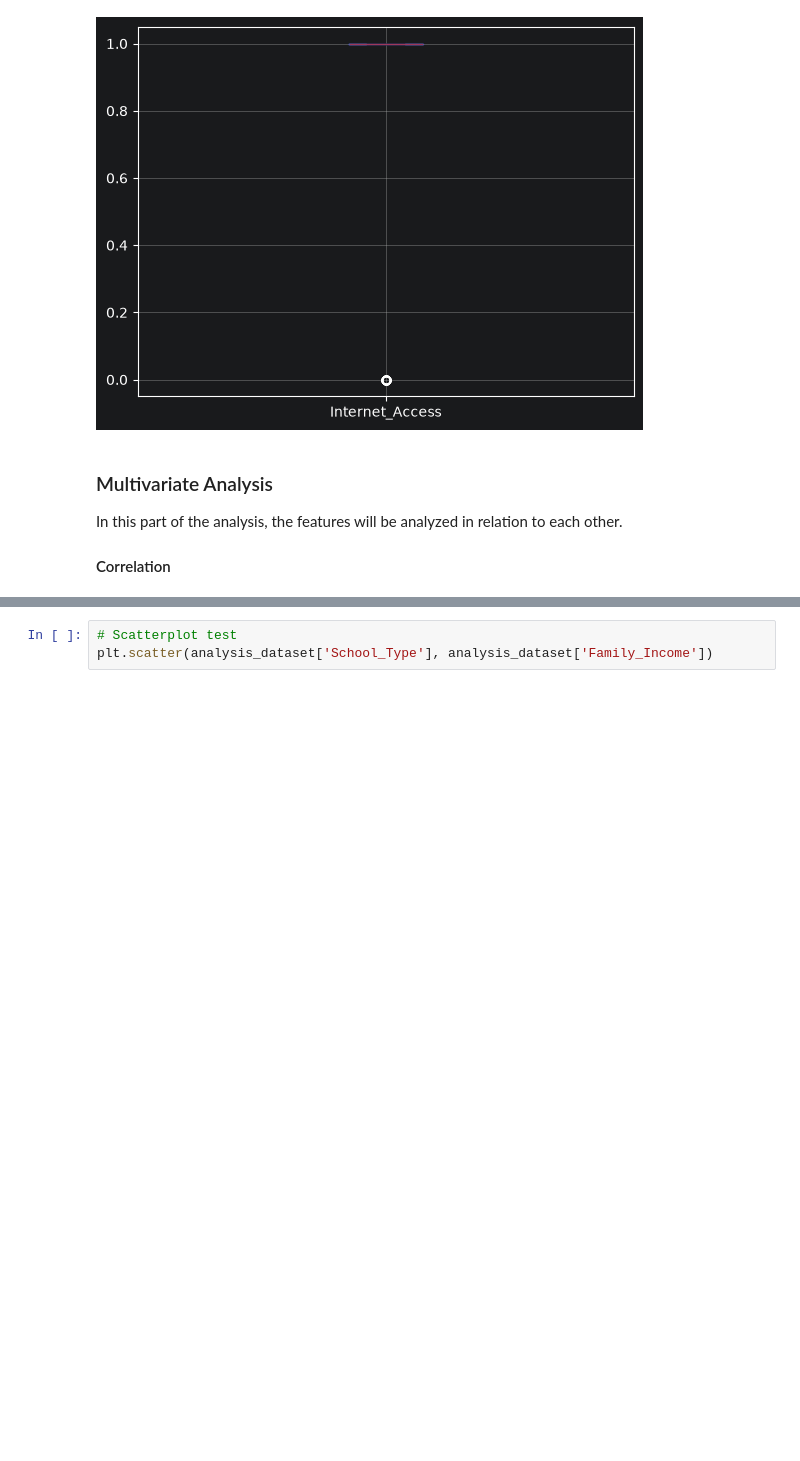
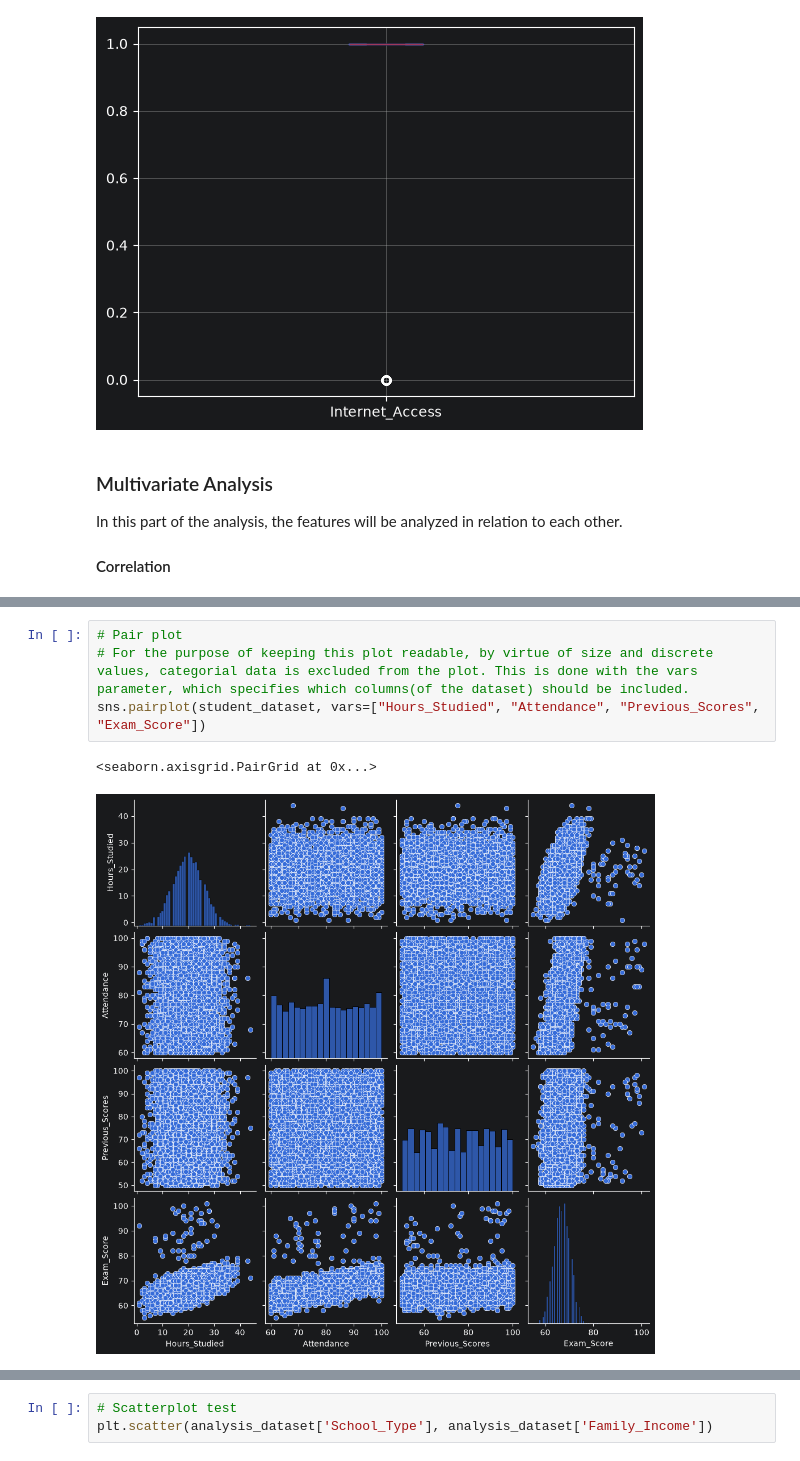
Before and after one commit to Wilbnil/Prakmas-2026, a Jupyter notebook: Oblig 1/Training and Evaluating Baseline Models.ipynb, the cells around one changed output, grey strips where cells are left out. Drawn from its saved outputs; the diff is of its cells as text; blank space fills up the shorter version.

Commit message:
On branch Multivariate_analysis_part2: Added pairplot and 'extensiveness' to the explenations on Multivariate section

```diff
--- a/Oblig 1/Training and Evaluating Baseline Models.ipynb
+++ b/Oblig 1/Training and Evaluating Baseline Models.ipynb
@@ -424,0 +430,7 @@ ax[2].scatter(analysis_dataset['Previous_Scores'], analysis_dataset['Hours_Studi
+# %%
+# Pair plot
+# For the purpose of keeping this plot readable, by virtue of size and discrete values, categorial data is excluded from the plot. This is done with the vars parameter, which specifies which columns(of the dataset) should be included.
+sns.pairplot(student_dataset, vars=["Hours_Studied", "Attendance", "Previous_Scores", "Exam_Score"])
+# %% [output]
+<seaborn.axisgrid.PairGrid at 0x...>
+[figure, added]
```
Also changed, not shown: parts of 7 cells of this notebook.
